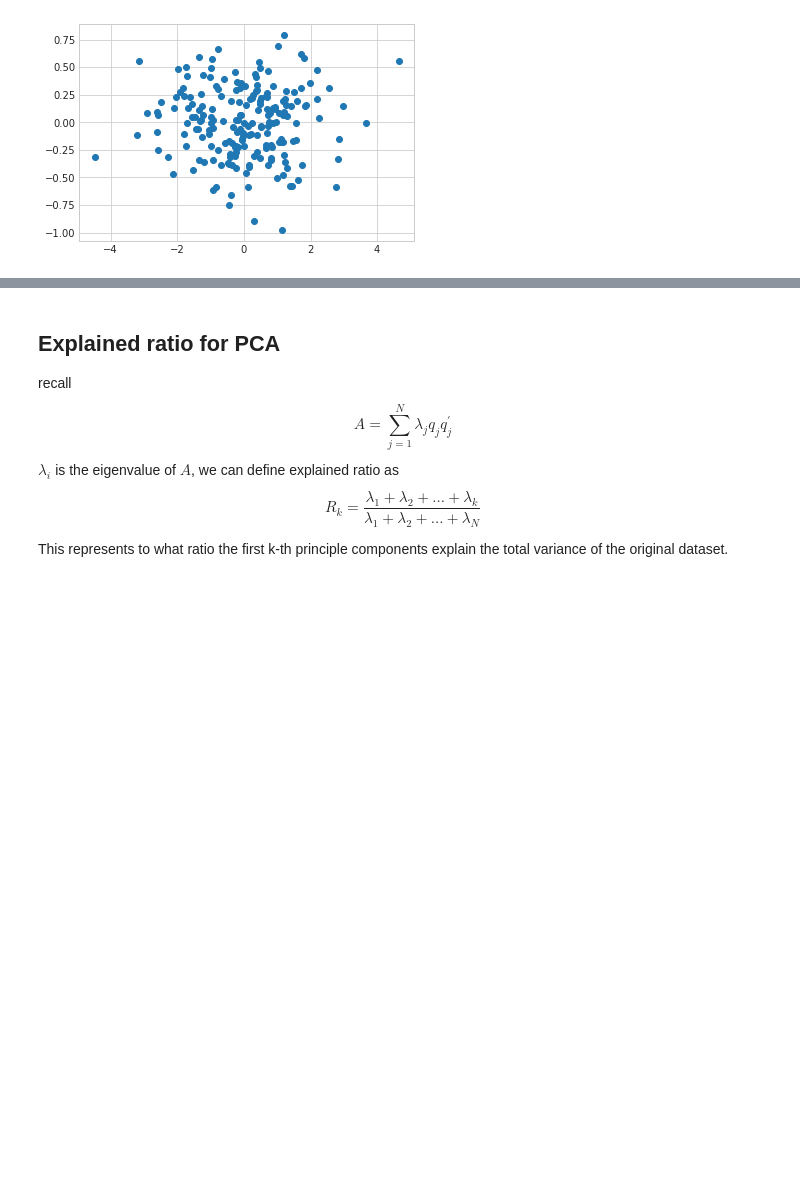
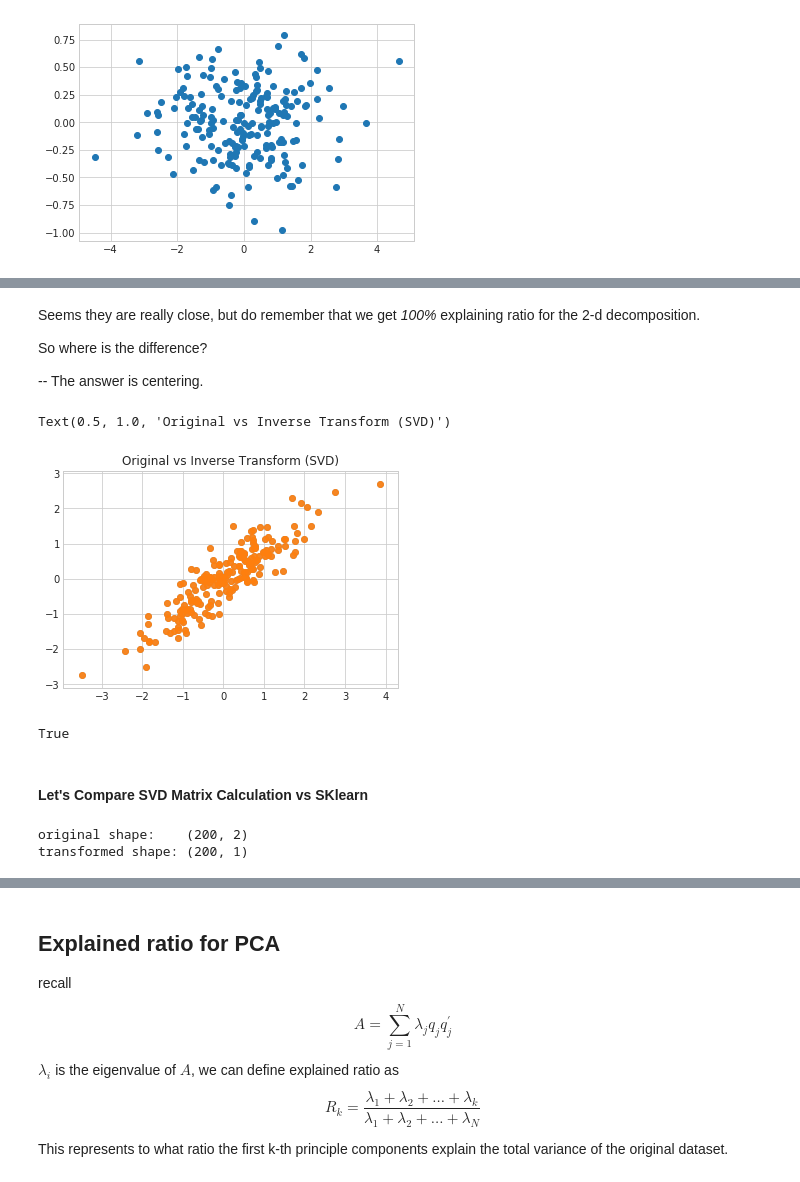
Before and after one commit to wrk1231/DataAnalysis-ML, a Jupyter notebook: Unsupervised Learning.ipynb, the cells around one changed output, grey strips where cells are left out. Drawn from its saved outputs; the diff is of its cells as text; code cells hidden in the pictures; blank space fills up the shorter version.

```diff
--- a/Unsupervised Learning.ipynb
+++ b/Unsupervised Learning.ipynb
@@ -219,0 +322,33 @@ plt.scatter(X2D_using_svd[:,0], X2D_using_svd[:,1])
+# %% [markdown]
+Seems they are really close, but do remember that we get *100%* explaining ratio for the 2-d decomposition.
+
+So where is the difference?
+
+-- The answer is centering.
+# %%
+X_recovered = np.dot(X2D_using_svd, Vt.T[:, :2].T)
+fig = plt.figure()
+ax = plt.axes()
+ax.scatter(X[:,0], X[:,1],  alpha=0.4)
+ax.scatter(X_recovered[:,0] + X.mean(axis = 0)[0], X_recovered[:,1] + X.mean(axis=0)[1], alpha=0.9)
+ax.set_title('Original vs Inverse Transform (SVD)')
+# %% [output]
+Text(0.5, 1.0, 'Original vs Inverse Transform (SVD)')
+[figure, added]
+# %%
+np.allclose(X_recovered + X.mean(axis=0), X)
+# %% [output]
+True
+# %% [markdown]
+#### Let's Compare  SVD  Matrix Calculation vs SKlearn
+# %%
+pca_2d = PCA(n_components=2)
+pca_2d.fit(X)
+X_pca_2d = pca.transform(X)
+print("original shape:   ", X.shape)
+print("transformed shape:", X_pca_2d.shape)
+
+X_new_2d = pca.inverse_transform(X_pca_2d)
+# %% [output]
+original shape:    (200, 2)
+transformed shape: (200, 1)
```
Also changed, not shown: parts of 65 cells of this notebook.
